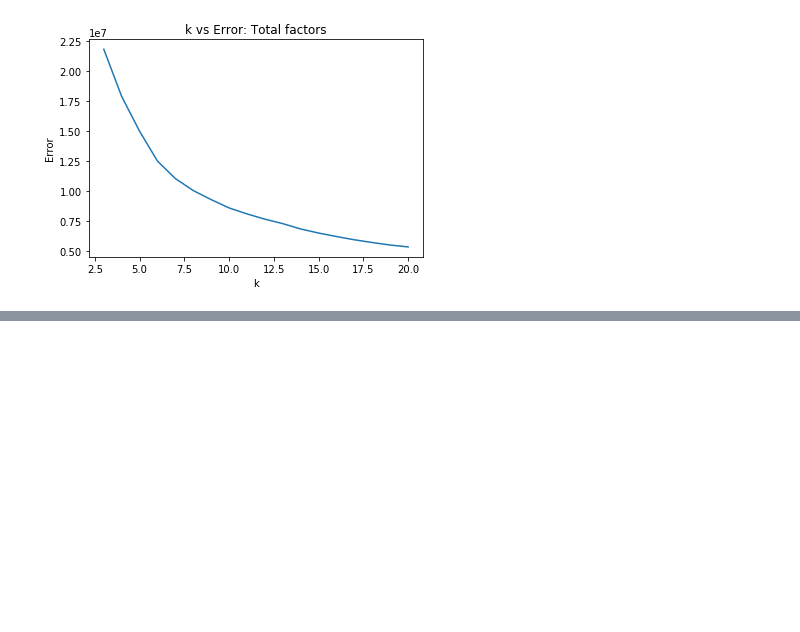
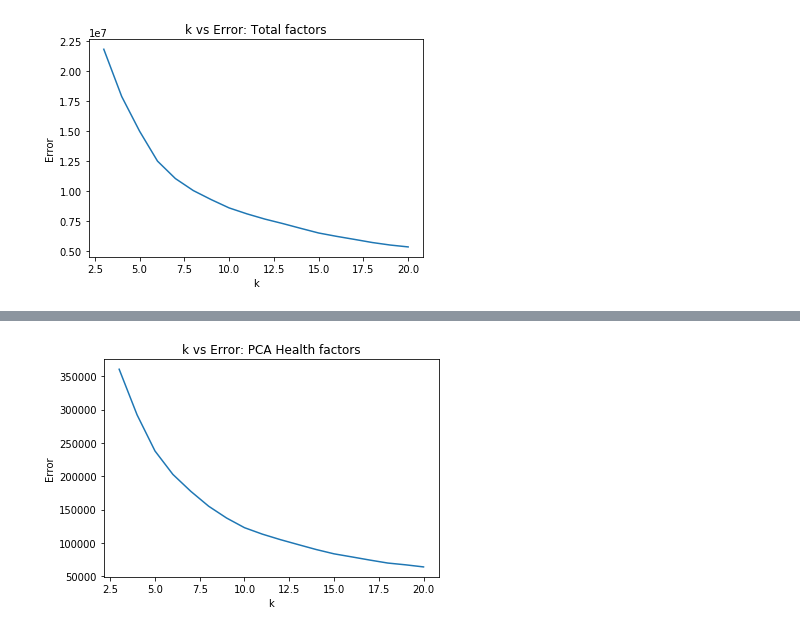
Before and after one commit to Zarand3r/corona_light, a Jupyter notebook: models/clustering/k_means.ipynb, the cells around one changed output, grey strips where cells are left out. Saved outputs shown, nothing was run; the diff lists cells and outputs as text; code cells hidden in the pictures; blank space fills up the shorter version.

```diff
--- a/models/clustering/k_means.ipynb
+++ b/models/clustering/k_means.ipynb
@@ -111,0 +144,5 @@ plot_data(DataTotal, 3, 20, 'Total')
+# %%
+clusterPCAHealth = cluster_data(PCAHealth, 3, 20)
+plot_data(PCAHealth, 3, 20, 'PCA Health')
+# %% [output]
+[figure, added]
```
Also changed, not shown: parts of 7 cells of this notebook, 6 other files.
